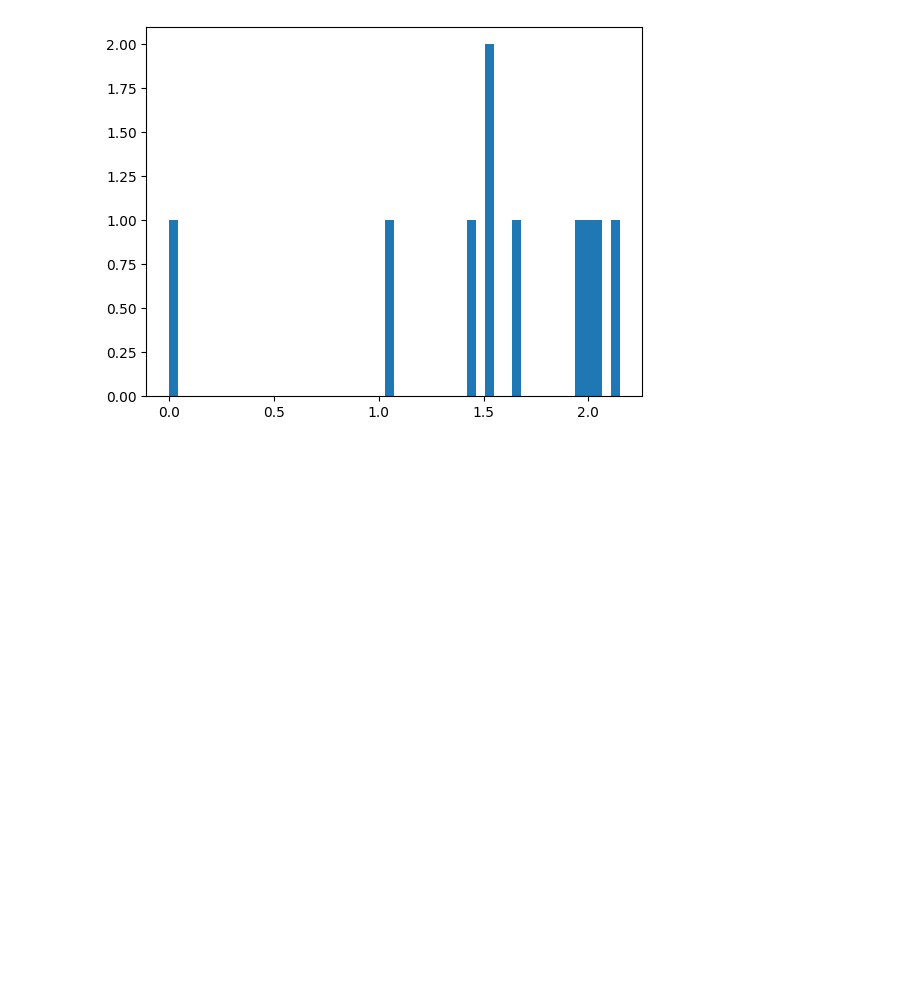
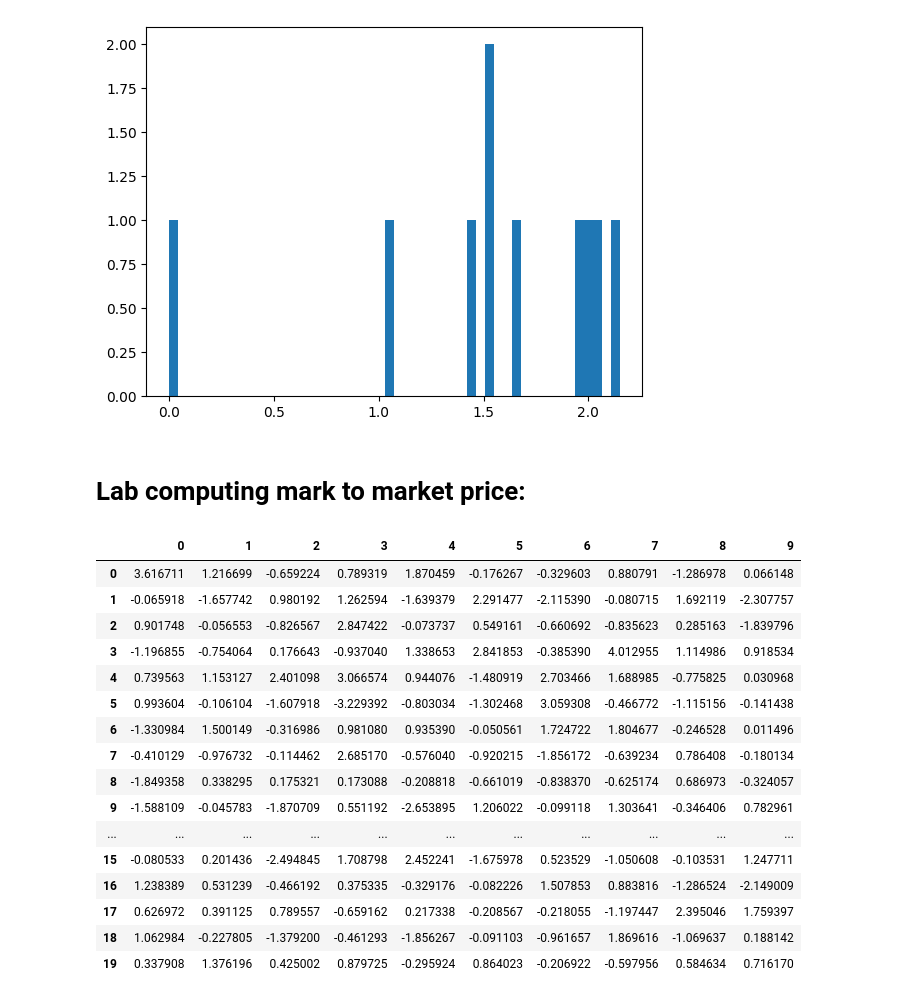
Before and after one commit to Antoinebattini/Deep_hedging_research, a Jupyter notebook: Deep_Hedging/Deep_hedging_Hull/PnL_Approach.ipynb, the cells around one changed output. Drawn from its saved outputs; the diff is of its cells as text; code cells hidden in the pictures; blank space fills up the shorter version.

```diff
--- a/Deep_Hedging/Deep_hedging_Hull/PnL_Approach.ipynb
+++ b/Deep_Hedging/Deep_hedging_Hull/PnL_Approach.ipynb
@@ -1308,3 +1304,31 @@ plt.hist(w_T_vars.T,bins =50)
         2.15046069]),
  <BarContainer object of 50 artists>)
 [figure]
+# %% [markdown]
+# Lab computing mark to market price:
+# %%
+stock_prices =pd.DataFrame(stock_prices)
+stock_prices = stock_prices.T
+# %%
+dif_stock_price = (stock_prices - stock_prices.shift(1))[1:]
+# %%
+dif_stock_price.reset_index(inplace=True,drop=True)
+dif_stock_price
+# %% [output]
+|  | 0 | 1 | 2 | 3 | 4 | 5 | 6 | 7 | 8 | 9 |
+| 0 | 3.616711 | 1.216699 | -0.659224 | 0.789319 | 1.870459 | -0.176267 | -0.329603 | 0.880791 | -1.286978 | 0.066148 |
+| 1 | -0.065918 | -1.657742 | 0.980192 | 1.262594 | -1.639379 | 2.291477 | -2.115390 | -0.080715 | 1.692119 | -2.307757 |
+| 2 | 0.901748 | -0.056553 | -0.826567 | 2.847422 | -0.073737 | 0.549161 | -0.660692 | -0.835623 | 0.285163 | -1.839796 |
+| 3 | -1.196855 | -0.754064 | 0.176643 | -0.937040 | 1.338653 | 2.841853 | -0.385390 | 4.012955 | 1.114986 | 0.918534 |
+| 4 | 0.739563 | 1.153127 | 2.401098 | 3.066574 | 0.944076 | -1.480919 | 2.703466 | 1.688985 | -0.775825 | 0.030968 |
+| 5 | 0.993604 | -0.106104 | -1.607918 | -3.229392 | -0.803034 | -1.302468 | 3.059308 | -0.466772 | -1.115156 | -0.141438 |
+| 6 | -1.330984 | 1.500149 | -0.316986 | 0.981080 | 0.935390 | -0.050561 | 1.724722 | 1.804677 | -0.246528 | 0.011496 |
+| 7 | -0.410129 | -0.976732 | -0.114462 | 2.685170 | -0.576040 | -0.920215 | -1.856172 | -0.639234 | 0.786408 | -0.180134 |
+| 8 | -1.849358 | 0.338295 | 0.175321 | 0.173088 | -0.208818 | -0.661019 | -0.838370 | -0.625174 | 0.686973 | -0.324057 |
+| 9 | -1.588109 | -0.045783 | -1.870709 | 0.551192 | -2.653895 | 1.206022 | -0.099118 | 1.303641 | -0.346406 | 0.782961 |
+| ... | ... | ... | ... | ... | ... | ... | ... | ... | ... | ... |
+| 15 | -0.080533 | 0.201436 | -2.494845 | 1.708798 | 2.452241 | -1.675978 | 0.523529 | -1.050608 | -0.103531 | 1.247711 |
+| 16 | 1.238389 | 0.531239 | -0.466192 | 0.375335 | -0.329176 | -0.082226 | 1.507853 | 0.883816 | -1.286524 | -2.149009 |
+| 17 | 0.626972 | 0.391125 | 0.789557 | -0.659162 | 0.217338 | -0.208567 | -0.218055 | -1.197447 | 2.395046 | 1.759397 |
+| 18 | 1.062984 | -0.227805 | -1.379200 | -0.461293 | -1.856267 | -0.091103 | -0.961657 | 1.869616 | -1.069637 | 0.188142 |
+| 19 | 0.337908 | 1.376196 | 0.425002 | 0.879725 | -0.295924 | 0.864023 | -0.206922 | -0.597956 | 0.584634 | 0.716170 |
```
Also changed, not shown: parts of 13 cells of this notebook.
